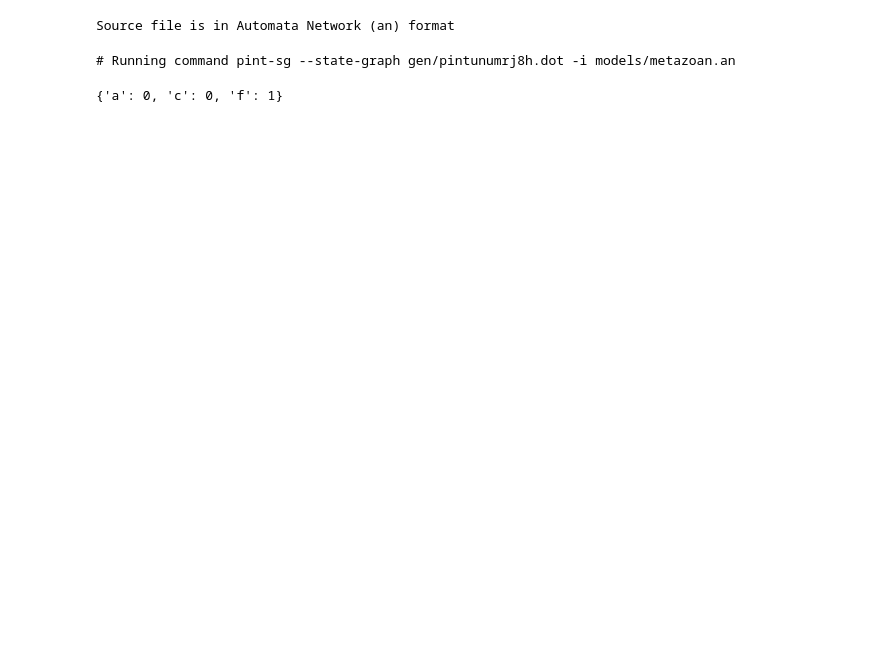
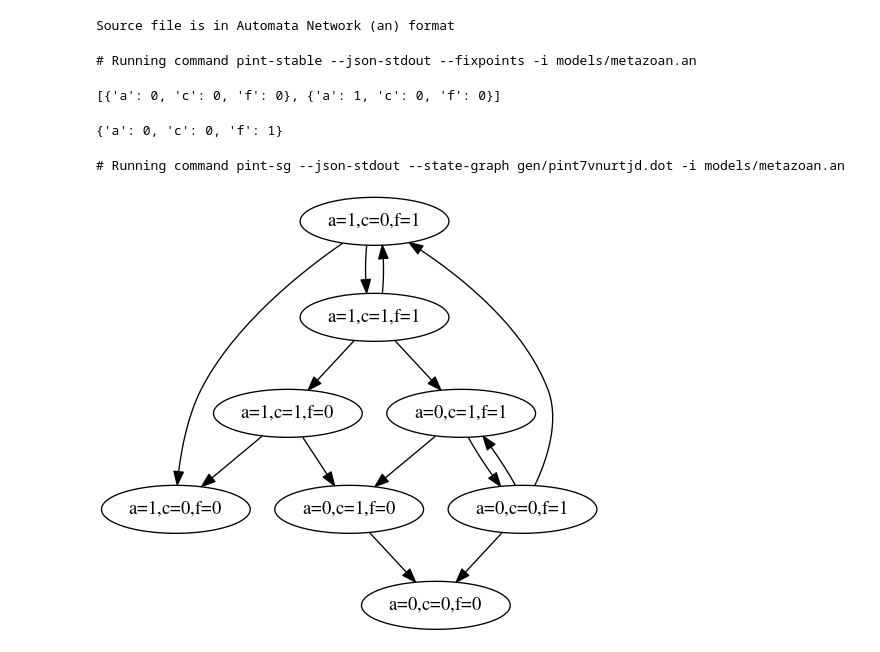
Before and after one commit to pauleve/pint, a Jupyter notebook: notebook/demo_analysis.ipynb, the cells around one changed output. Cells and saved outputs as stored; diff of their text form; code cells hidden in the pictures; blank space fills up the shorter version.

Commit message:
notebook: display graph

```diff
--- a/notebook/demo_analysis.ipynb
+++ b/notebook/demo_analysis.ipynb
@@ -6,2 +3,0 @@ import pint
-# %%
-bladder = pint.load("models/Bladder-30.sbml")
@@ -33,11 +9,18 @@ class FileModel(Model)
 metazoan = pint.load("models/metazoan.an")
 # %% [output]
 Source file is in Automata Network (an) format
-# %%
-g = metazoan.reachable_stategraph()
-# %% [output]
-# Running command pint-sg --state-graph gen/pintunumrj8h.dot -i models/metazoan.an
+# %%
+metazoan.fixpoints()
+# %% [output]
+# Running command pint-stable --json-stdout --fixpoints -i models/metazoan.an
+[{'a': 0, 'c': 0, 'f': 0}, {'a': 1, 'c': 0, 'f': 0}]
 # %%
 metazoan.initial_state
 # %% [output]
 {'a': 0, 'c': 0, 'f': 1}
+# %%
+g = metazoan.reachable_stategraph()
+Image(nx.nx_pydot.to_pydot(g).create_png())
+# %% [output]
+# Running command pint-sg --json-stdout --state-graph gen/pint7vnurtjd.dot -i models/metazoan.an
+[figure, added]
```
Also changed, not shown: parts of 13 cells of this notebook, 1 other file.
